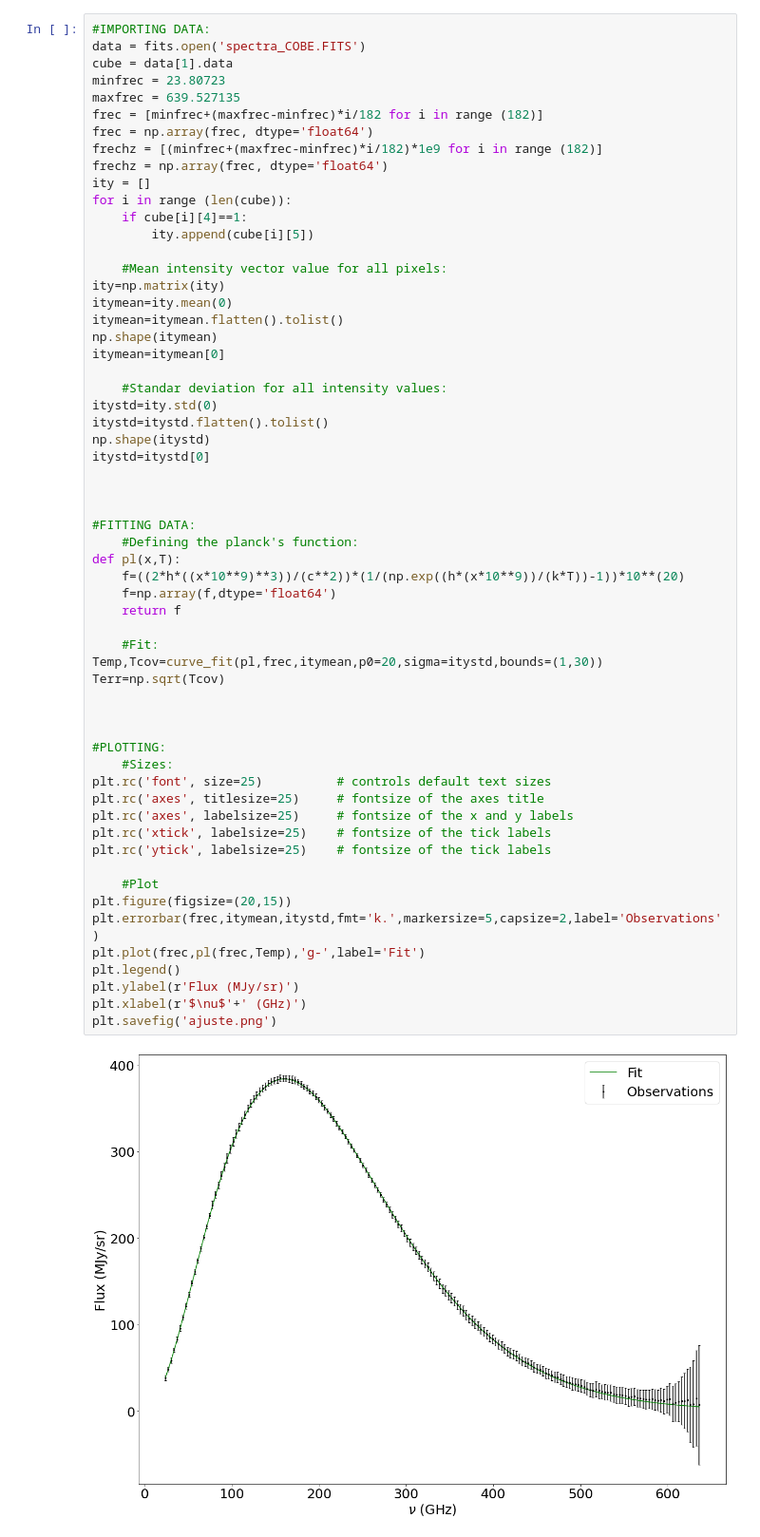
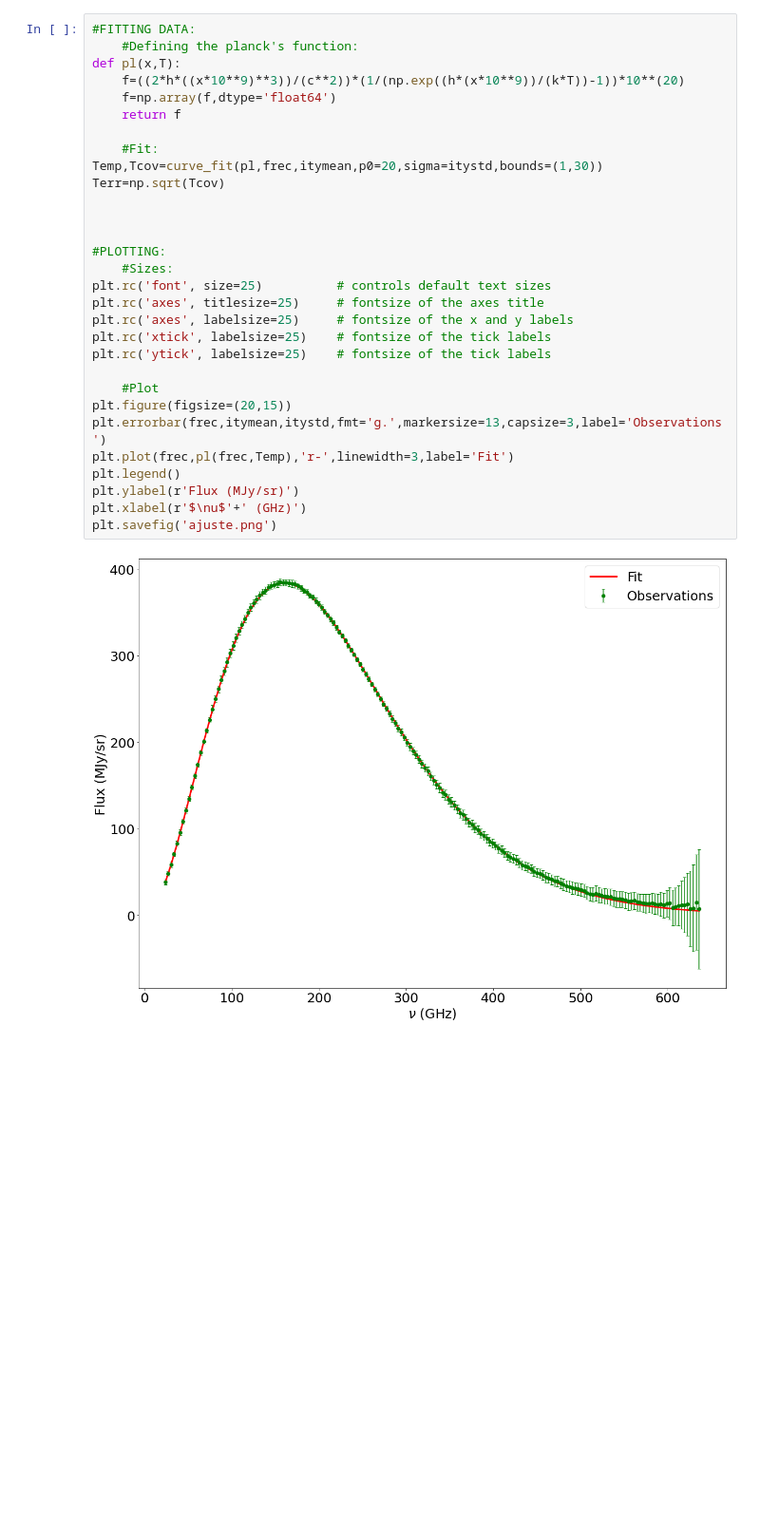
Before and after one commit to andygarciaserra/tcb-cmb_distribution, a Jupyter notebook: cmb_fit.ipynb, the cells around one changed output. Shown: that part at 95% size. Drawn from its saved outputs; the diff is of its cells as text; blank space fills up the shorter version.

```diff
--- a/cmb_fit.ipynb
+++ b/cmb_fit.ipynb
@@ -14,61 +74,32 @@ from scipy.constants import h,c,k
 # %%
-#IMPORTING DATA:
-data = fits.open('spectra_COBE.FITS')
-cube = data[1].data
-minfrec = 23.80723
-maxfrec = 639.527135
-frec = [minfrec+(maxfrec-minfrec)*i/182 for i in range (182)]
-frec = np.array(frec, dtype='float64')
-frechz = [(minfrec+(maxfrec-minfrec)*i/182)*1e9 for i in range (182)]
-frechz = np.array(frec, dtype='float64')
-ity = []
-for i in range (len(cube)):
-    if cube[i][4]==1:
-        ity.append(cube[i][5])
-
-    #Mean intensity vector value for all pixels:
-ity=np.matrix(ity)
-itymean=ity.mean(0)
-itymean=itymean.flatten().tolist()
-np.shape(itymean)
-itymean=itymean[0]
-
-    #Standar deviation for all intensity values:
-itystd=ity.std(0)
-itystd=itystd.flatten().tolist()
-np.shape(itystd)
-itystd=itystd[0]
-
-
-
 #FITTING DATA:
     #Defining the planck's function:
 def pl(x,T):
     f=((2*h*((x*10**9)**3))/(c**2))*(1/(np.exp((h*(x*10**9))/(k*T))-1))*10**(20)
     f=np.array(f,dtype='float64')
     return f
 
     #Fit:
 Temp,Tcov=curve_fit(pl,frec,itymean,p0=20,sigma=itystd,bounds=(1,30))
 Terr=np.sqrt(Tcov)
 
 
 
 #PLOTTING:
     #Sizes:
 plt.rc('font', size=25)          # controls default text sizes
 plt.rc('axes', titlesize=25)     # fontsize of the axes title
 plt.rc('axes', labelsize=25)     # fontsize of the x and y labels
 plt.rc('xtick', labelsize=25)    # fontsize of the tick labels
 plt.rc('ytick', labelsize=25)    # fontsize of the tick labels
 
     #Plot
 plt.figure(figsize=(20,15))
-plt.errorbar(frec,itymean,itystd,fmt='k.',markersize=5,capsize=2,label='Observations')
-plt.plot(frec,pl(frec,Temp),'g-',label='Fit')
+plt.errorbar(frec,itymean,itystd,fmt='g.',markersize=13,capsize=3,label='Observations')
+plt.plot(frec,pl(frec,Temp),'r-',linewidth=3,label='Fit')
 plt.legend()
 plt.ylabel(r'Flux (MJy/sr)')
 plt.xlabel(r'$\nu$'+' (GHz)')
 plt.savefig('ajuste.png')
 # %% [output]
-[figure, old version]
+[figure, new version]
```
Also changed, not shown: parts of 8 cells of this notebook, 2 other files.
